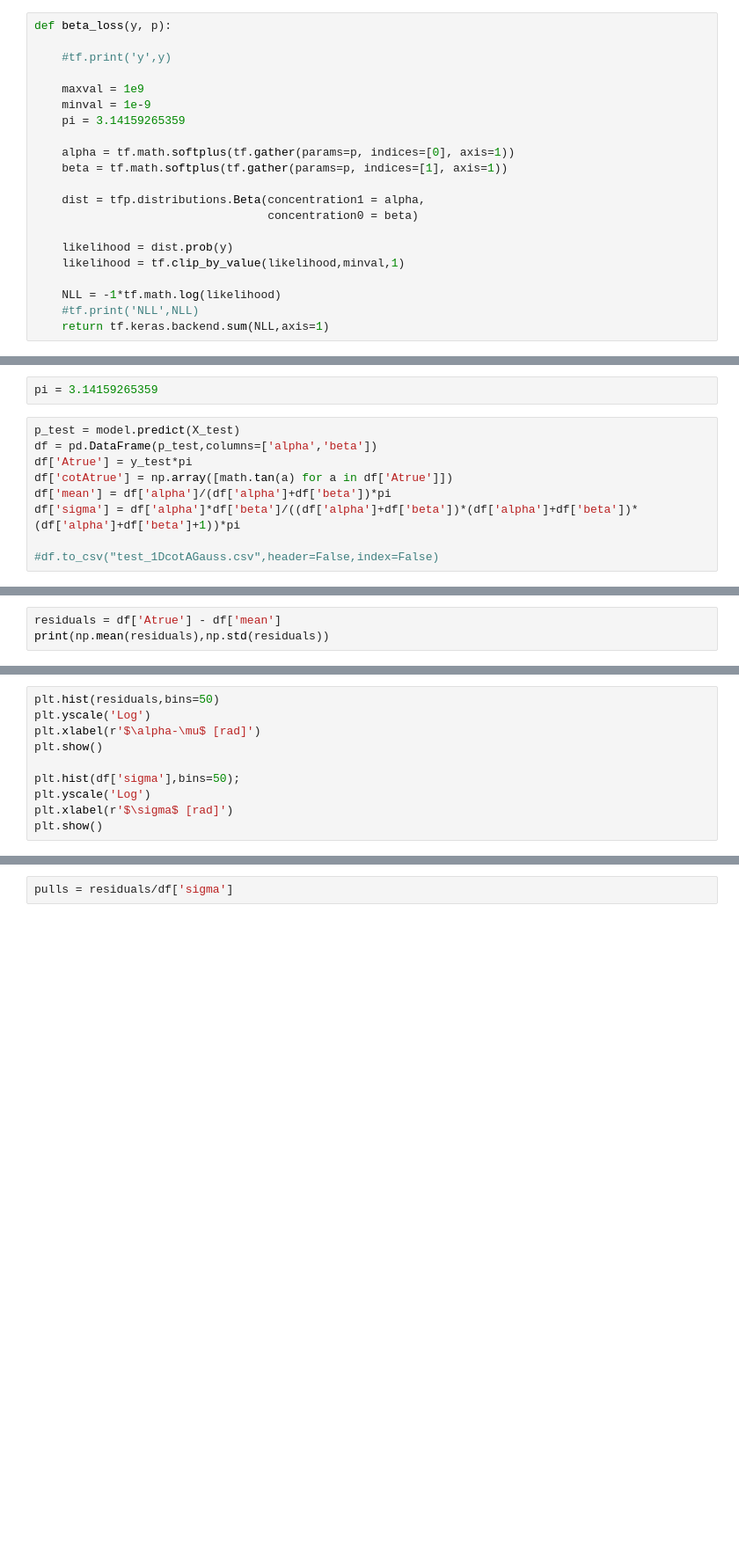
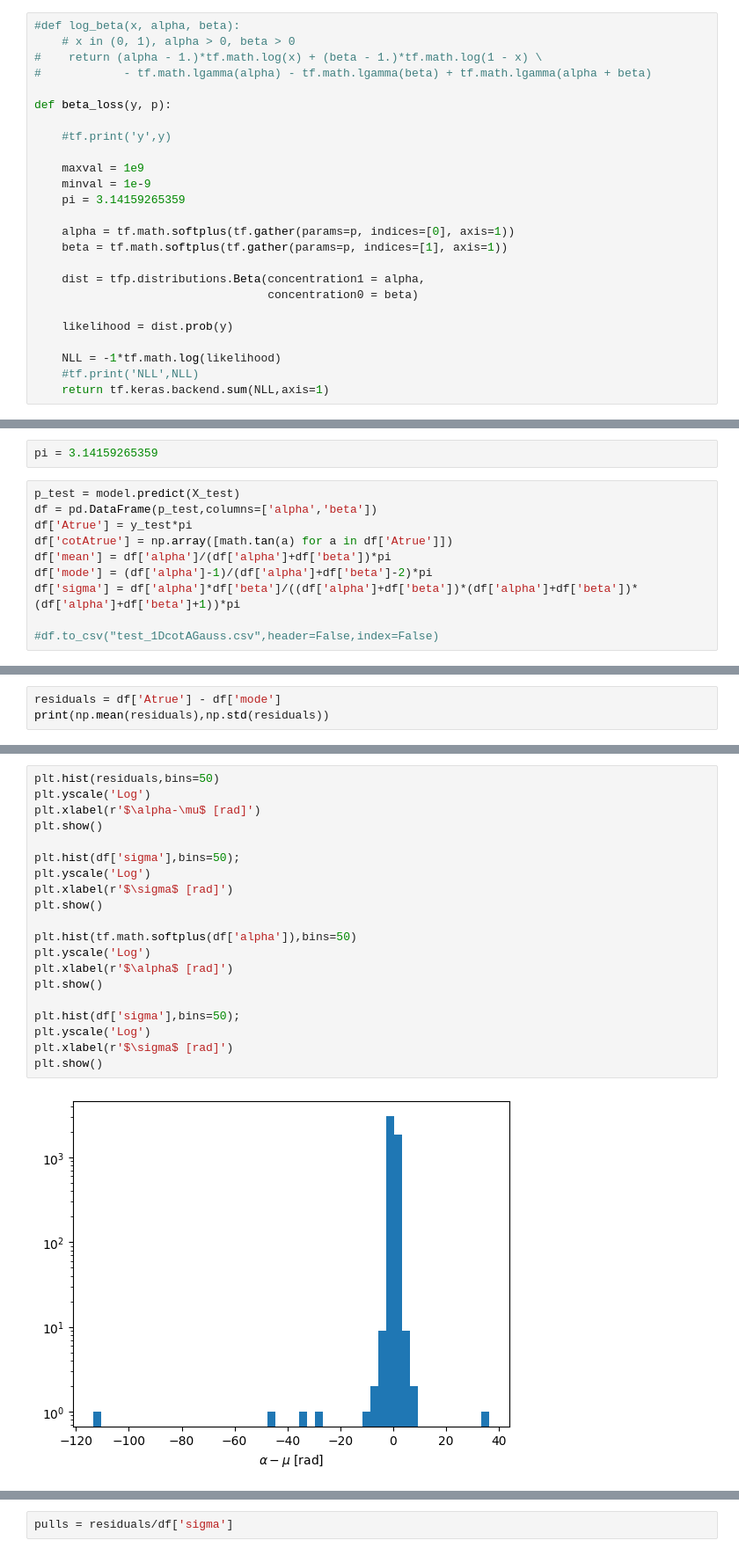
Before and after one commit to nhanvtran/directional-pixel-detectors, a Jupyter notebook: hit-position/train-1DA-Beta.ipynb, the cells around one changed output, grey strips where cells are left out. Shown at 88% size. Cells and saved outputs as stored; diff of their text form; blank space fills up the shorter version.

```diff
--- a/hit-position/train-1DA-Beta.ipynb
+++ b/hit-position/train-1DA-Beta.ipynb
@@ -60,4 +74,9 @@ plt.hist(y_test)
 # %%
+#def log_beta(x, alpha, beta):
+    # x in (0, 1), alpha > 0, beta > 0
+#    return (alpha - 1.)*tf.math.log(x) + (beta - 1.)*tf.math.log(1 - x) \
+#            - tf.math.lgamma(alpha) - tf.math.lgamma(beta) + tf.math.lgamma(alpha + beta)
+
 def beta_loss(y, p):
 
     #tf.print('y',y)
@@ -73,7 +92,6 @@ def beta_loss(y, p):
                                   concentration0 = beta)
 
     likelihood = dist.prob(y)
-    likelihood = tf.clip_by_value(likelihood,minval,1)
 
     NLL = -1*tf.math.log(likelihood)
     #tf.print('NLL',NLL)
@@ -168,6 +183,7 @@ df = pd.DataFrame(p_test,columns=['alpha','beta'])
 df['Atrue'] = y_test*pi
 df['cotAtrue'] = np.array([math.tan(a) for a in df['Atrue']])
 df['mean'] = df['alpha']/(df['alpha']+df['beta'])*pi
+df['mode'] = (df['alpha']-1)/(df['alpha']+df['beta']-2)*pi
 df['sigma'] = df['alpha']*df['beta']/((df['alpha']+df['beta'])*(df['alpha']+df['beta'])*(df['alpha']+df['beta']+1))*pi
 
 #df.to_csv("test_1DcotAGauss.csv",header=False,index=False)
@@ -174,3 +192,3 @@ df['sigma'] = df['alpha']*df['beta']/((df['alpha']+df['beta'])*(df['alpha']+df['
 # %%
-residuals = df['Atrue'] - df['mean']
+residuals = df['Atrue'] - df['mode']
 print(np.mean(residuals),np.std(residuals))
@@ -177,10 +197,22 @@ print(np.mean(residuals),np.std(residuals))
 # %%
 plt.hist(residuals,bins=50)
 plt.yscale('Log')
 plt.xlabel(r'$\alpha-\mu$ [rad]')
 plt.show()
 
 plt.hist(df['sigma'],bins=50);
 plt.yscale('Log')
 plt.xlabel(r'$\sigma$ [rad]')
 plt.show()
+
+plt.hist(tf.math.softplus(df['alpha']),bins=50)
+plt.yscale('Log')
+plt.xlabel(r'$\alpha$ [rad]')
+plt.show()
+
+plt.hist(df['sigma'],bins=50);
+plt.yscale('Log')
+plt.xlabel(r'$\sigma$ [rad]')
+plt.show()
+# %% [output]
+[figure, added]
```
Also changed, not shown: parts of 12 cells of this notebook.
